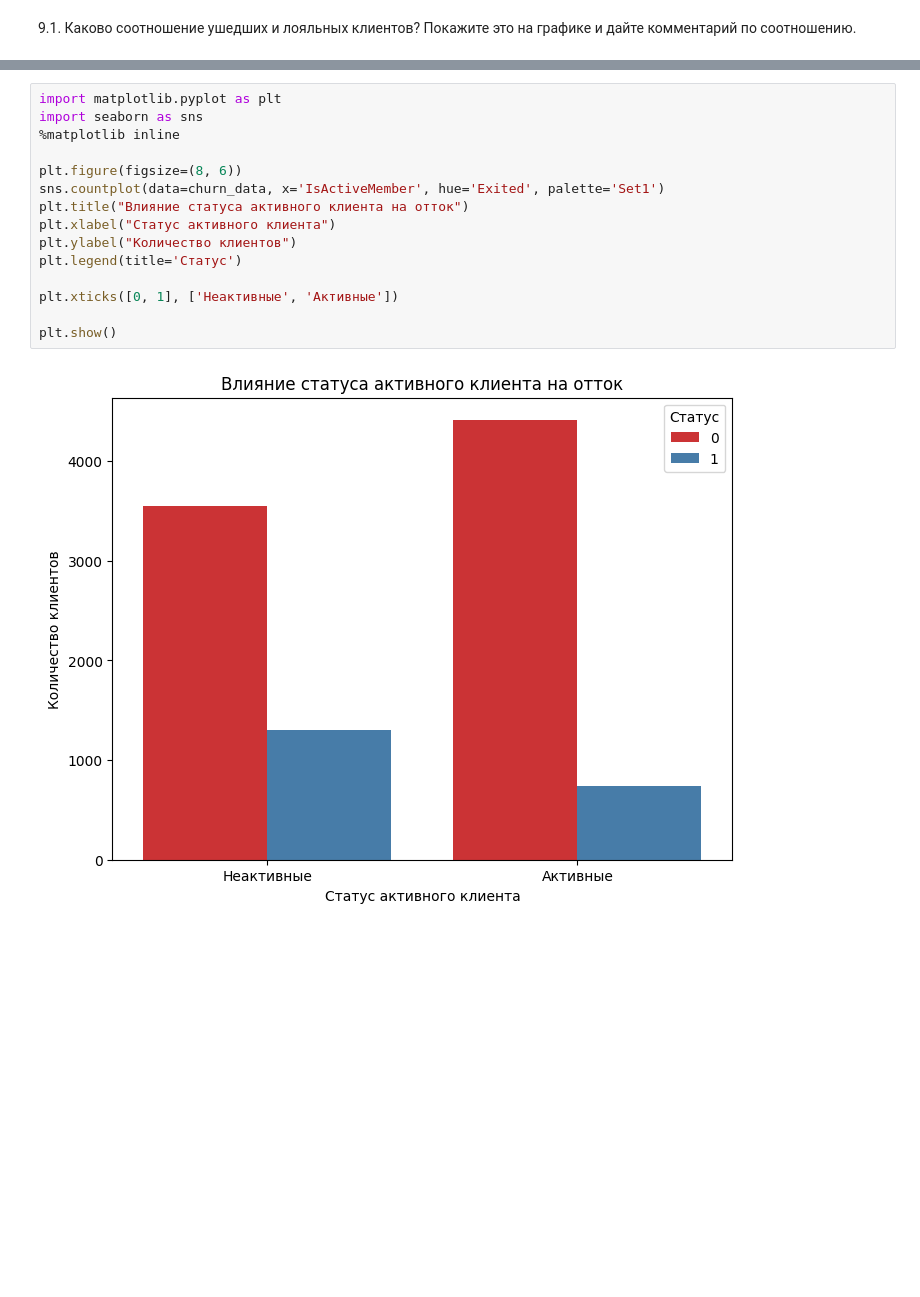
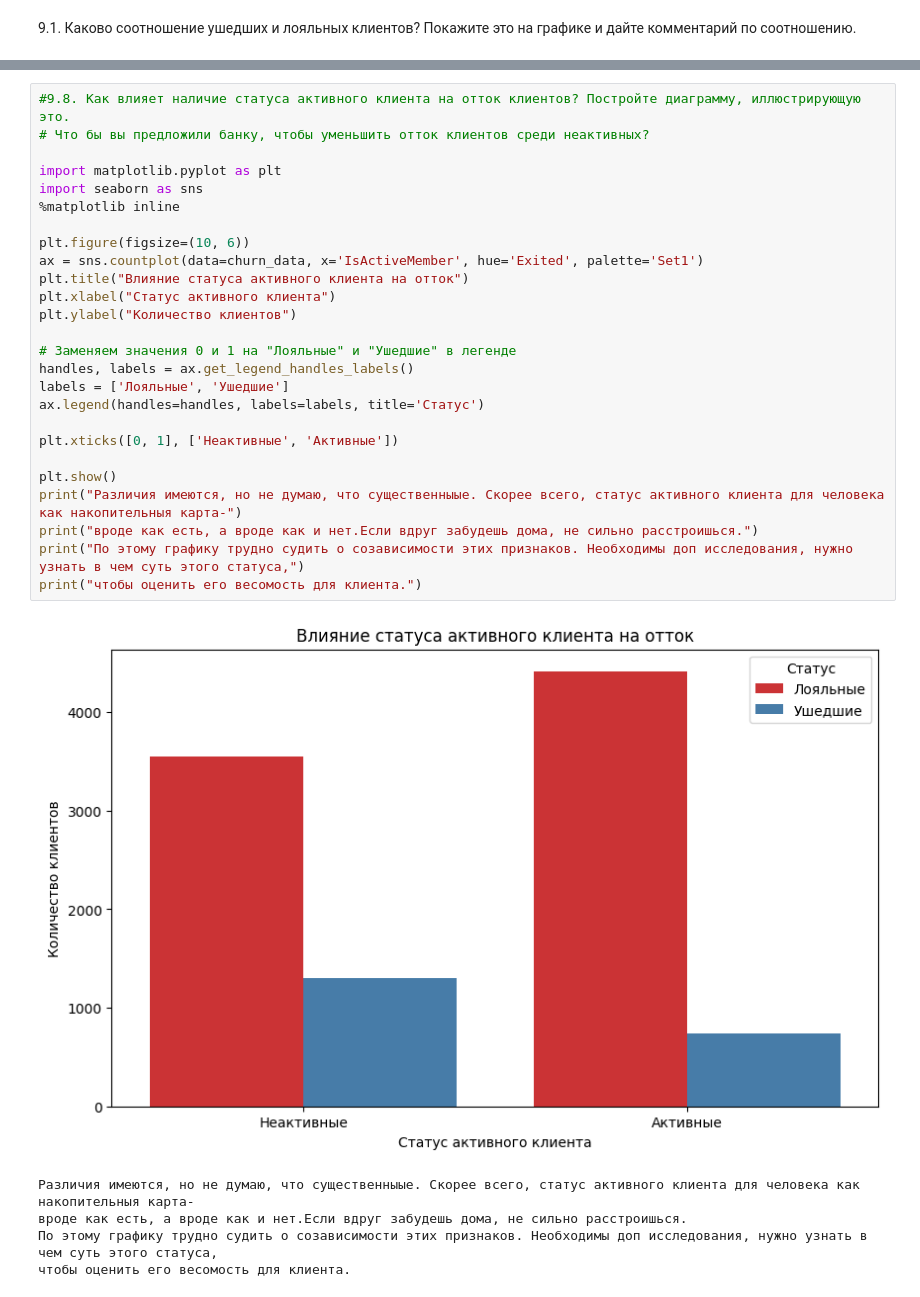
Before and after one commit to crazymarmot/Skillfactory, a Jupyter notebook: PY_13_charts/work_note.ipynb, the cells around one changed output, grey strips where cells are left out. Cells and saved outputs as stored; diff of their text form; blank space fills up the shorter version.

```diff
--- a/PY_13_charts/work_note.ipynb
+++ b/PY_13_charts/work_note.ipynb
@@ -191,17 +240,32 @@ plt.show()
 # %%
+#9.8. Как влияет наличие статуса активного клиента на отток клиентов? Постройте диаграмму, иллюстрирующую это.
+# Что бы вы предложили банку, чтобы уменьшить отток клиентов среди неактивных?
+
 import matplotlib.pyplot as plt
 import seaborn as sns
 %matplotlib inline
 
-plt.figure(figsize=(8, 6))
-sns.countplot(data=churn_data, x='IsActiveMember', hue='Exited', palette='Set1')
+plt.figure(figsize=(10, 6))
+ax = sns.countplot(data=churn_data, x='IsActiveMember', hue='Exited', palette='Set1')
 plt.title("Влияние статуса активного клиента на отток")
 plt.xlabel("Статус активного клиента")
 plt.ylabel("Количество клиентов")
-plt.legend(title='Статус')
+
+# Заменяем значения 0 и 1 на "Лояльные" и "Ушедшие" в легенде
+handles, labels = ax.get_legend_handles_labels()
+labels = ['Лояльные', 'Ушедшие']
+ax.legend(handles=handles, labels=labels, title='Статус')
 
 plt.xticks([0, 1], ['Неактивные', 'Активные'])
 
 plt.show()
+print("Различия имеются, но не думаю, что существенныые. Скорее всего, статус активного клиента для человека как накопительныя карта-")
+print("вроде как есть, а вроде как и нет.Если вдруг забудешь дома, не сильно расстроишься.")
+print("По этому графику трудно судить о созависимости этих признаков. Необходимы доп исследования, нужно узнать в чем суть этого статуса,")
+print("чтобы оценить его весомость для клиента.")
 # %% [output]
-[figure, old version]
+[figure, new version]
+Различия имеются, но не думаю, что существенныые. Скорее всего, статус активного клиента для человека как накопительныя карта-
+вроде как есть, а вроде как и нет.Если вдруг забудешь дома, не сильно расстроишься.
+По этому графику трудно судить о созависимости этих признаков. Необходимы доп исследования, нужно узнать в чем суть этого статуса,
+чтобы оценить его весомость для клиента.
```
Also changed, not shown: parts of 20 cells of this notebook, 1 other file.
